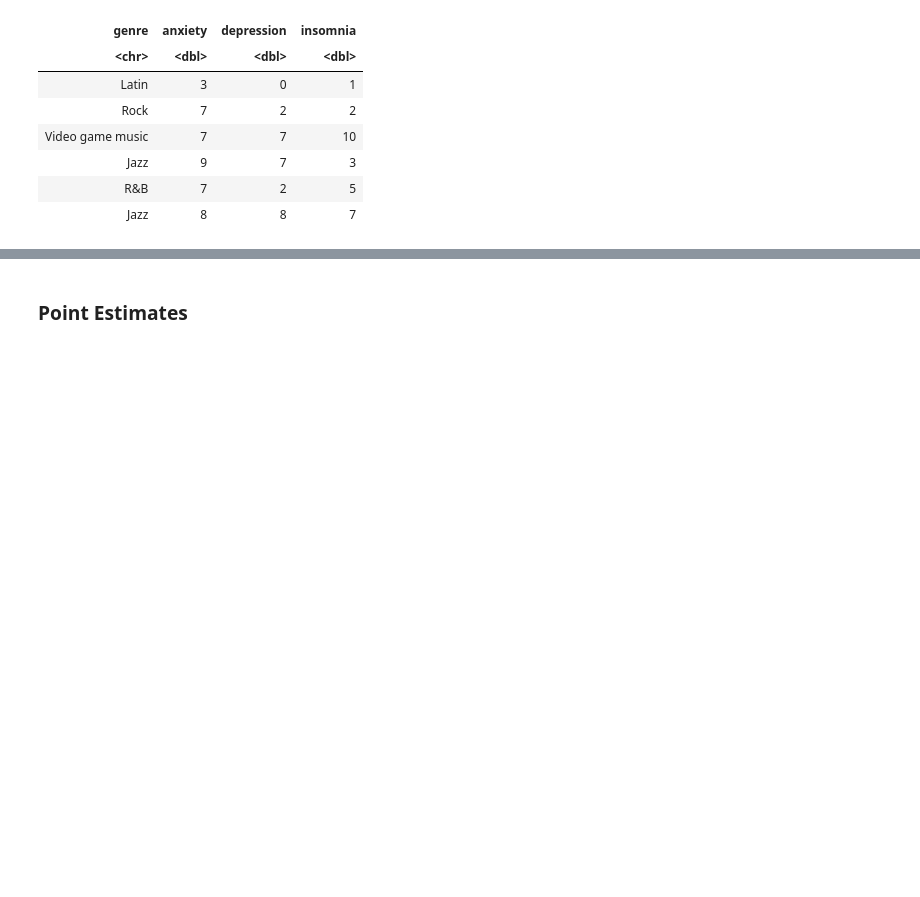
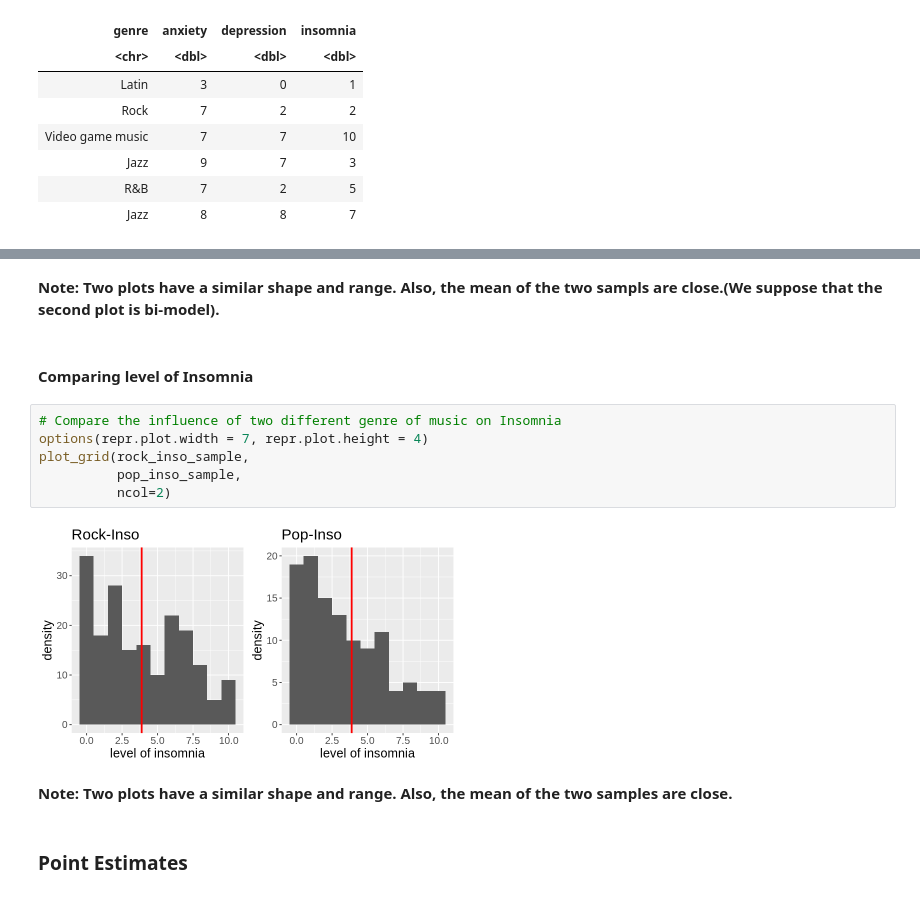
Before and after one commit to SaiUbc/STAT-201-Group-Project-Team-3, a Jupyter notebook: Group 3_Proposal.ipynb, the cells around one changed output, grey strips where cells are left out. Drawn from its saved outputs; the diff is of its cells as text; blank space fills up the shorter version.

```diff
--- a/Group 3_Proposal.ipynb
+++ b/Group 3_Proposal.ipynb
@@ -324,3 +327,17 @@ pop_inso_sample
+# %% [markdown]
+**Note: Two plots have a similar shape and range. Also, the mean of the two sampls are close.(We suppose that the second plot is bi-model).**
+# %% [markdown]
+#### Comparing level of Insomnia
+# %%
+# Compare the influence of two different genre of music on Insomnia
+options(repr.plot.width = 7, repr.plot.height = 4)
+plot_grid(rock_inso_sample,
+          pop_inso_sample,
+          ncol=2)
+# %% [output]
+[figure, added]
+# %% [markdown]
+**Note: Two plots have a similar shape and range. Also, the mean of the two samples are close.**
 # %% [markdown]
 ### Point Estimates
 # %%
```
Also changed, not shown: parts of 18 cells of this notebook.
